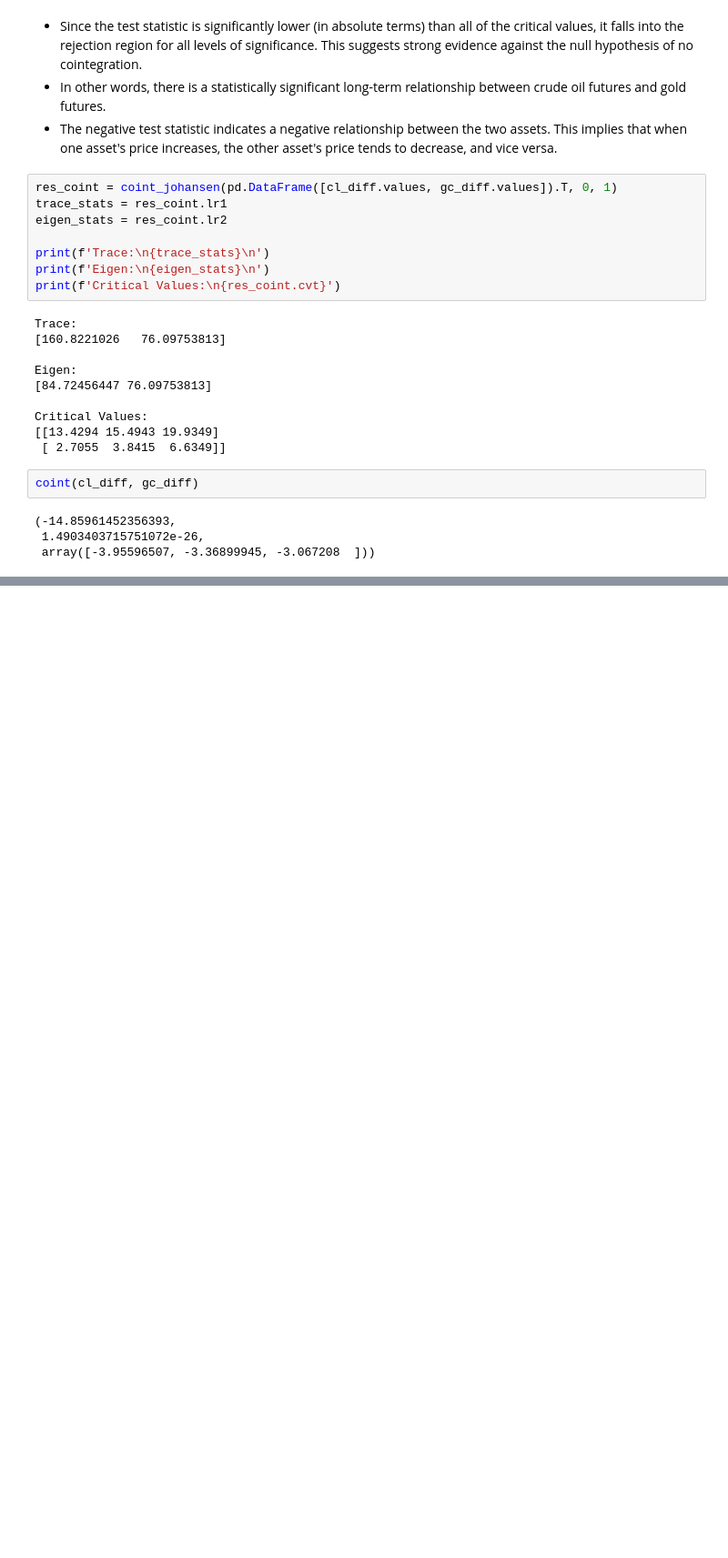
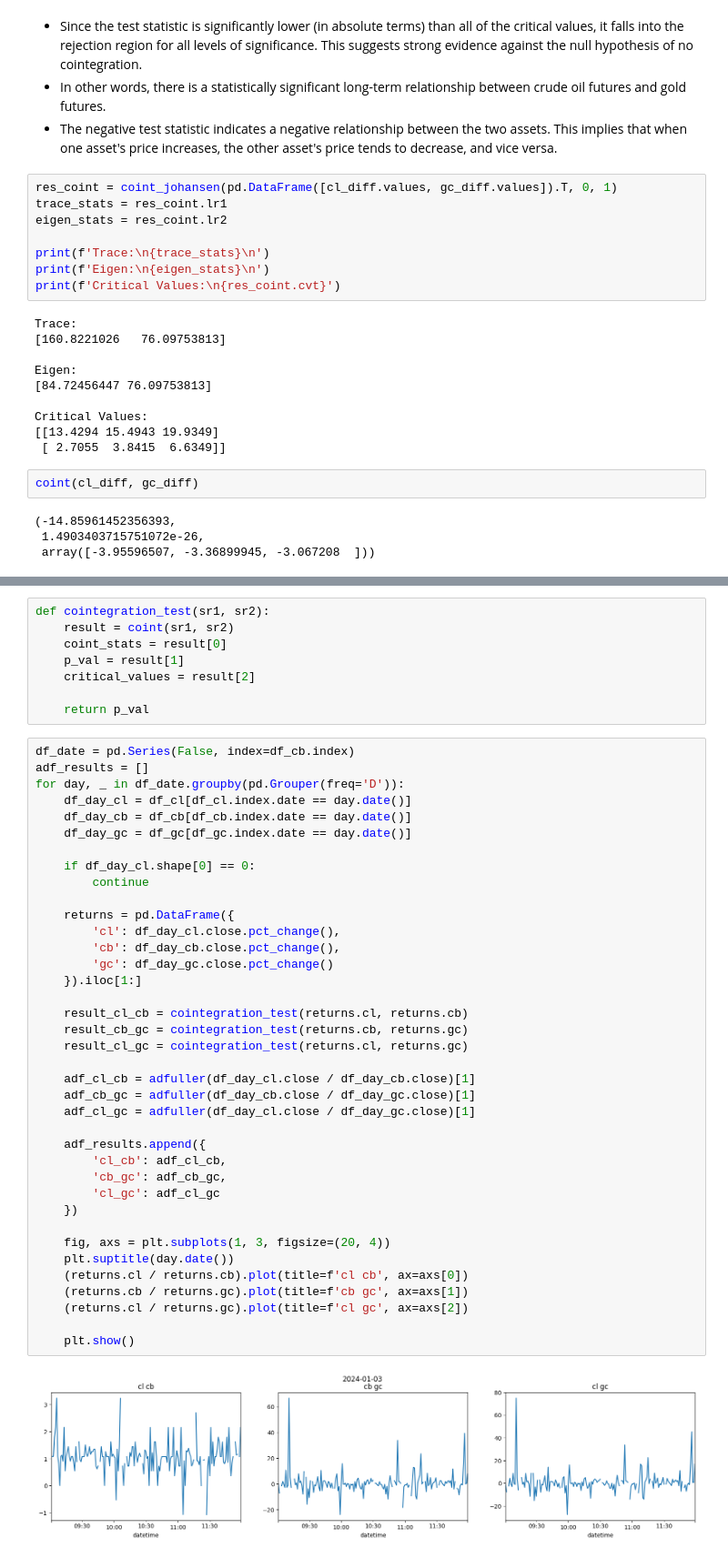
Before and after one commit to daQuincy/Takumi, a Jupyter notebook: 014 - cointegration.ipynb, the cells around one changed output, grey strips where cells are left out. Shown at 91% size. Saved outputs shown, nothing was run; the diff lists cells and outputs as text; blank space fills up the shorter version.

```diff
--- a/014 - cointegration.ipynb
+++ b/014 - cointegration.ipynb
@@ -97,0 +171,48 @@ coint(cl_diff, gc_diff)
+# %%
+def cointegration_test(sr1, sr2):
+    result = coint(sr1, sr2)
+    coint_stats = result[0]
+    p_val = result[1]
+    critical_values = result[2]
+
+    return p_val
+# %%
+df_date = pd.Series(False, index=df_cb.index)
+adf_results = []
+for day, _ in df_date.groupby(pd.Grouper(freq='D')):
+    df_day_cl = df_cl[df_cl.index.date == day.date()]
+    df_day_cb = df_cb[df_cb.index.date == day.date()]
+    df_day_gc = df_gc[df_gc.index.date == day.date()]
+
+    if df_day_cl.shape[0] == 0:
+        continue
+
+    returns = pd.DataFrame({
+        'cl': df_day_cl.close.pct_change(),
+        'cb': df_day_cb.close.pct_change(),
+        'gc': df_day_gc.close.pct_change()
+    }).iloc[1:]
+
+    result_cl_cb = cointegration_test(returns.cl, returns.cb)
+    result_cb_gc = cointegration_test(returns.cb, returns.gc)
+    result_cl_gc = cointegration_test(returns.cl, returns.gc)
+
+    adf_cl_cb = adfuller(df_day_cl.close / df_day_cb.close)[1]
+    adf_cb_gc = adfuller(df_day_cb.close / df_day_gc.close)[1]
+    adf_cl_gc = adfuller(df_day_cl.close / df_day_gc.close)[1]
+
+    adf_results.append({
+        'cl_cb': adf_cl_cb,
+        'cb_gc': adf_cb_gc,
+        'cl_gc': adf_cl_gc
+    })
+
+    fig, axs = plt.subplots(1, 3, figsize=(20, 4))
+    plt.suptitle(day.date())
+    (returns.cl / returns.cb).plot(title=f'cl cb', ax=axs[0])
+    (returns.cb / returns.gc).plot(title=f'cb gc', ax=axs[1])
+    (returns.cl / returns.gc).plot(title=f'cl gc', ax=axs[2])
+
+    plt.show()
+# %% [output]
+[figure, added]
```
Also changed, not shown: parts of 6 cells of this notebook, 2 other files.
